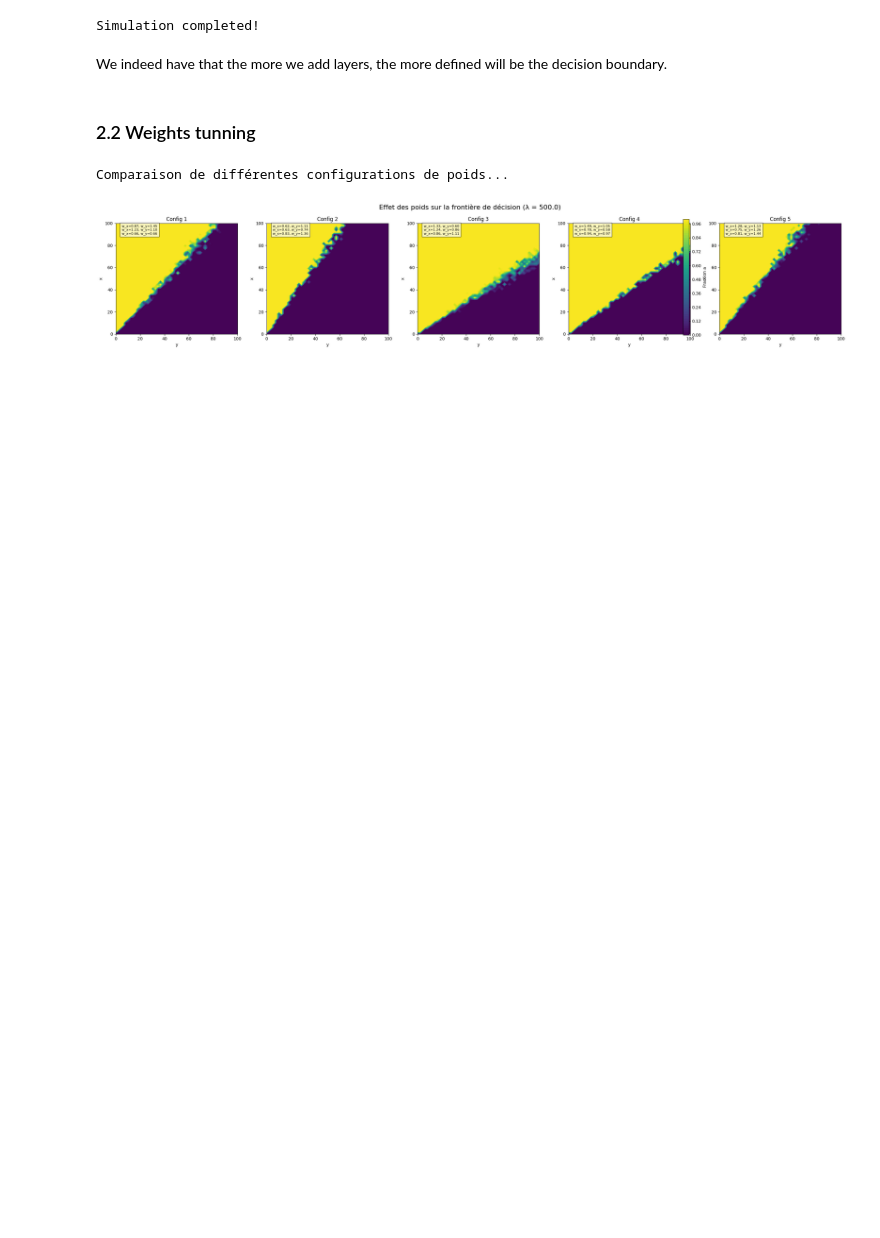
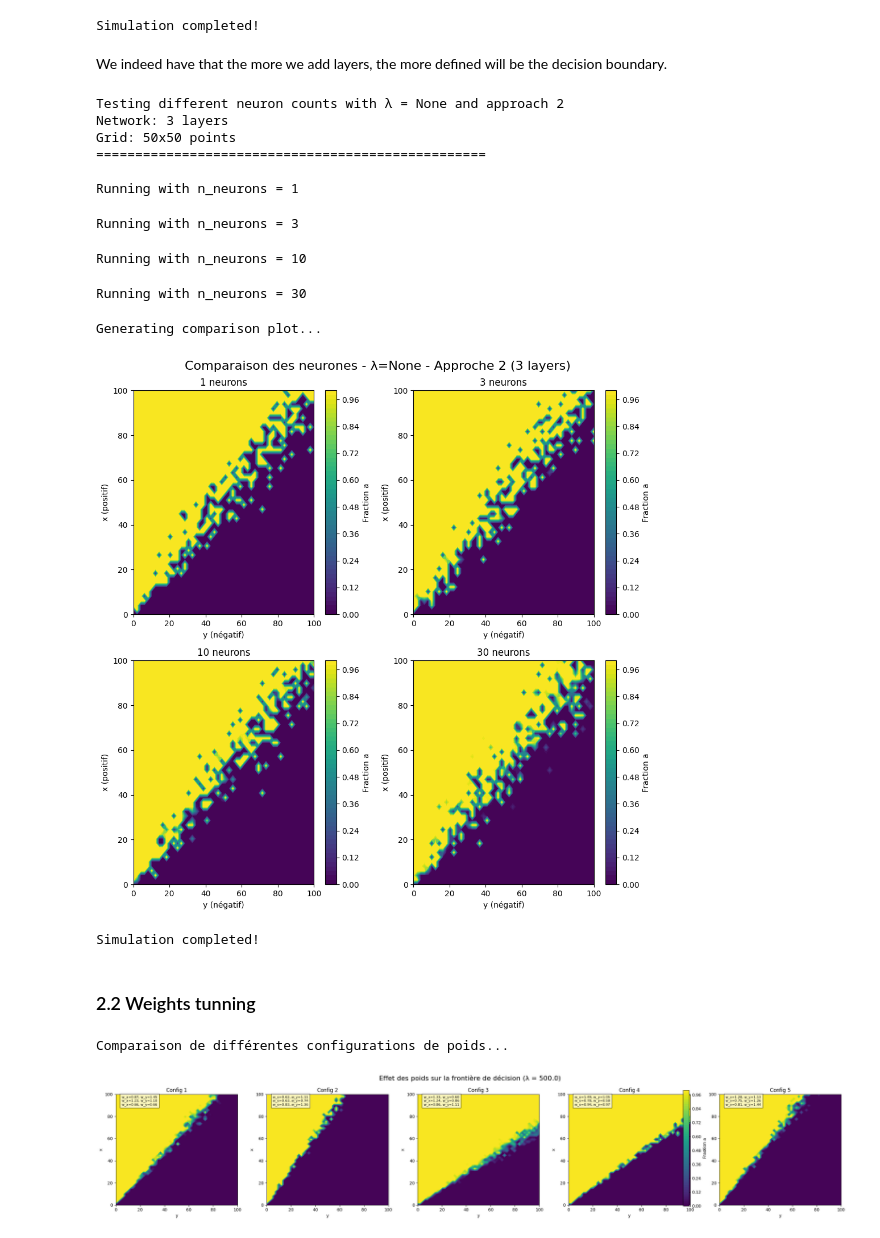
Before and after one commit to Aeronobase/Code-neural-network-with-CRNs, a Jupyter notebook: Notebook/Sym Neuron-3.Chemical neural network.ipynb, the cells around one changed output. Saved outputs shown, nothing was run; the diff lists cells and outputs as text; code cells hidden in the pictures; blank space fills up the shorter version.

```diff
--- a/Notebook/Sym Neuron-3.Chemical neural network.ipynb
+++ b/Notebook/Sym Neuron-3.Chemical neural network.ipynb
@@ -371,6 +370,85 @@ Generating comparison plot...
 Simulation completed!
 # %% [markdown]
 We indeed have that the more we add layers, the more defined will be the decision boundary.
+# %%
+# --- Main execution ---
+if __name__ == "__main__":
+    import math  # à ajouter si pas déjà importé
+    import matplotlib.pyplot as plt
+    import numpy as np
+
+    # Choix de l'approche: 1 = somme (approche 1), 2 = vectorielle (approche 2)
+    approach = 2  # Changez ici pour switcher entre 1 ou 2
+
+    # === SIMULATION PARAMETERS ===
+    n_layers = 3          # Nombre de couches fixé (constante)
+    n_points = 50         # Nombre de points pour x et y (50x50)
+    # lambda_val doit être défini quelque part avant, sinon fixez-le ici
+    # lambda_val = 0.5
+
+    neuron_values = [1, 3,10,30]  # Différents nombres de neurones à tester
+
+    print(f"Testing different neuron counts with λ = {lambda_val} and approach {approach}")
+    print(f"Network: {n_layers} layers")
+    print(f"Grid: {n_points}x{n_points} points")
+    print("=" * 50)
+
+    results = {}
+
+    for n_neurons in neuron_values:
+        print(f"\nRunning with n_neurons = {n_neurons}")
+
+        # Run simulation
+        X_grid, Y_grid, Z_grid = run_simulation(n_layers, n_neurons, n_points, lambda_val)
+
+        # Store results
+        results[n_neurons] = (X_grid, Y_grid, Z_grid)
+
+    # Plot comparison
+    print("\nGenerating comparison plot...")
+
+    n_plots = len(neuron_values)
+    n_cols = math.ceil(math.sqrt(n_plots))
+    n_rows = math.ceil(n_plots / n_cols)
+
+    fig, axes = plt.subplots(n_rows, n_cols, figsize=(5 * n_cols, 5 * n_rows))
+    axes = np.atleast_1d(axes).flatten()  # Pour gérer le cas n_plots = 1
+
+    for i, n_neurons in enumerate(neuron_values):
+        X_grid, Y_grid, Z_grid = results[n_neurons]
+
+        im = axes[i].contourf(Y_grid, X_grid, Z_grid, levels=50, cmap='viridis', vmin=0, vmax=1)
+
+        axes[i].set_title(f"{n_neurons} neurons")
+        axes[i].set_xlabel('y (négatif)')
+        axes[i].set_ylabel('x (positif)')
+
+        # Add colorbar
+        cbar = plt.colorbar(im, ax=axes[i])
+        cbar.set_label('Fraction a', fontsize=10)
+
+    # Supprimer les axes inutilisés
+    for j in range(len(neuron_values), len(axes)):
+        fig.delaxes(axes[j])
+
+    plt.suptitle(f'Comparaison des neurones - λ={lambda_val} - Approche {approach} ({n_layers} layers)', fontsize=16)
+    plt.tight_layout()
+    plt.show()
+
+    print("\nSimulation completed!")
+# %% [output]
+Testing different neuron counts with λ = None and approach 2
+Network: 3 layers
+Grid: 50x50 points
+==================================================
+
+Running with n_neurons = 1
+Running with n_neurons = 3
+Running with n_neurons = 10
+Running with n_neurons = 30
+Generating comparison plot...
+[figure, added]
+Simulation completed!
 # %% [markdown]
 ### 2.2 Weights tunning
 # %%
```
Also changed, not shown: parts of 6 cells of this notebook, 3 other files.
